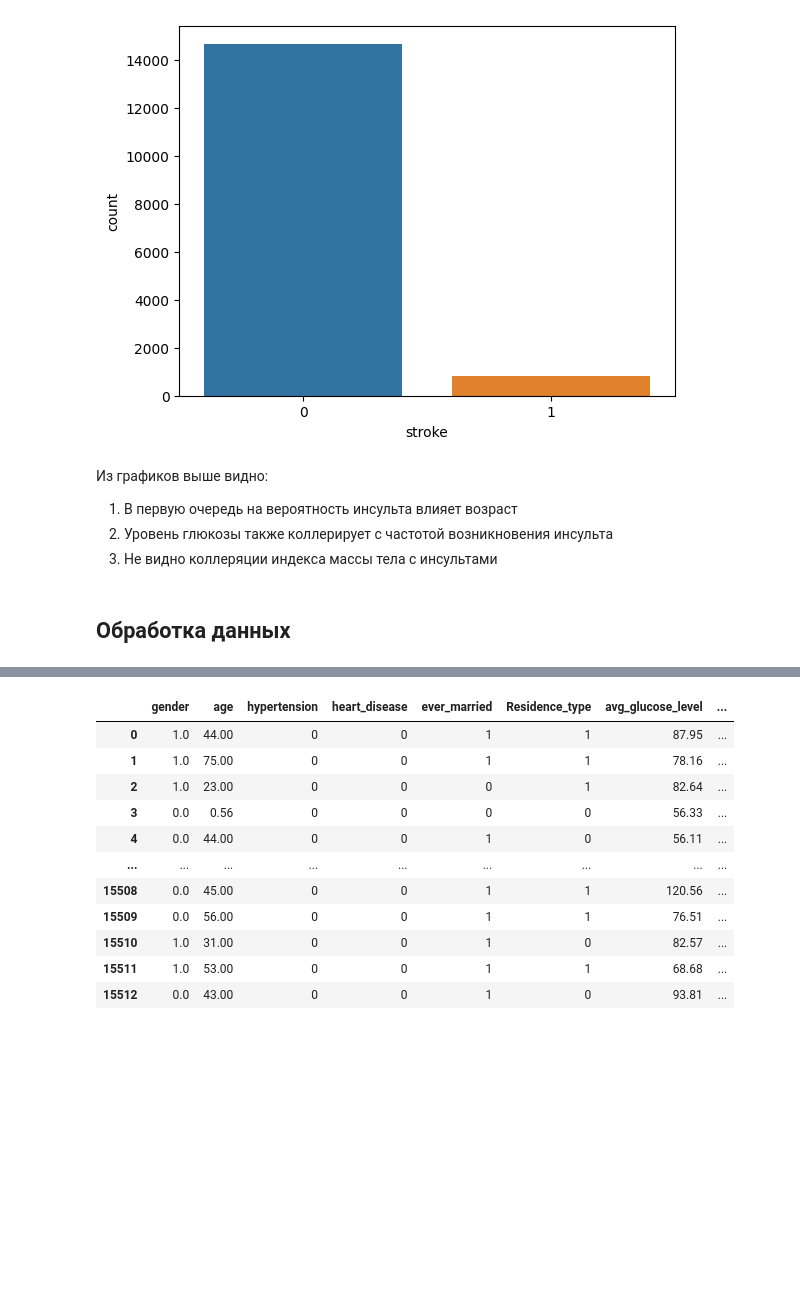
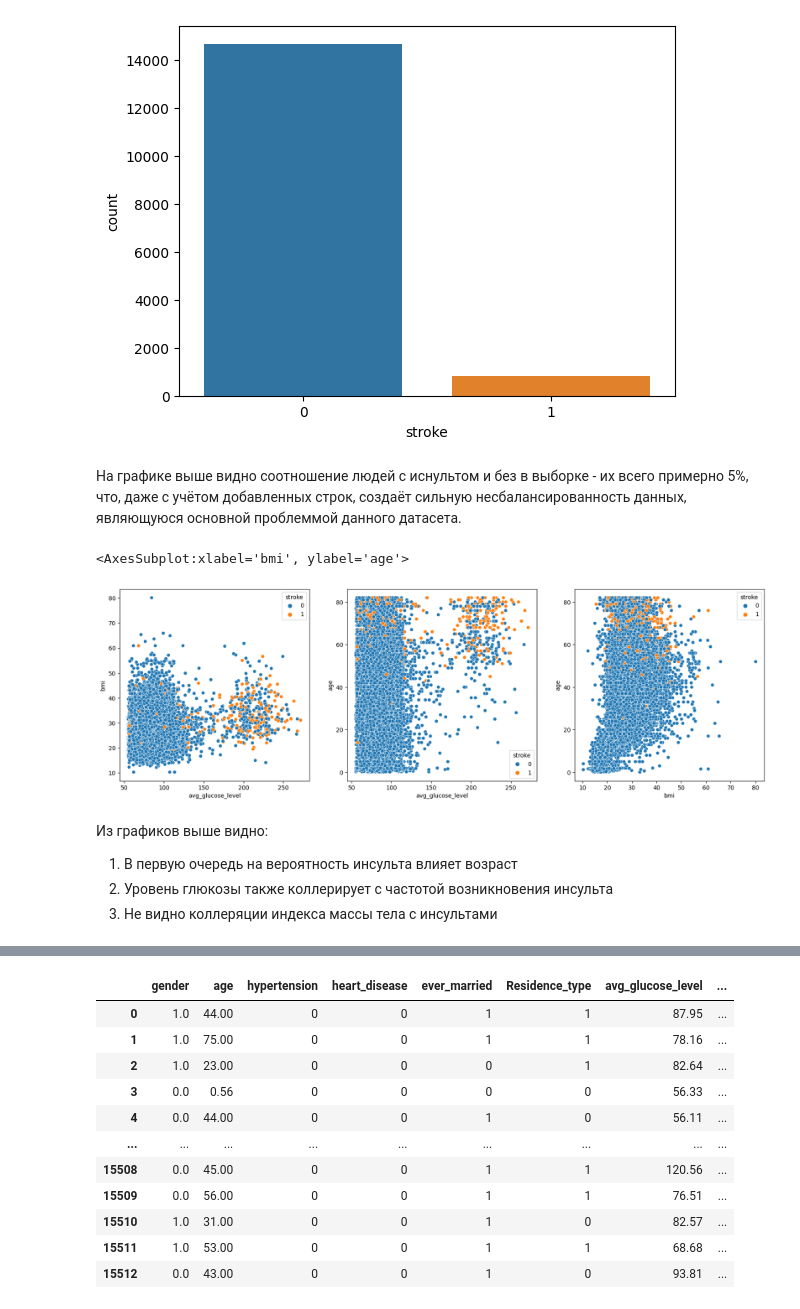
Before and after one commit to IlyaIIS/python-ML-stroke-prediction, a Jupyter notebook: MLProject.ipynb, the cells around one changed output, grey strips where cells are left out. Drawn from its saved outputs; the diff is of its cells as text; code cells hidden in the pictures; blank space fills up the shorter version.

```diff
--- a/MLProject.ipynb
+++ b/MLProject.ipynb
@@ -112,12 +133,17 @@ print("Соотношение: ", len(train_df[train_df.stroke == 1]), "к", len
 # %% [output]
 Соотношение:  841 к 14672
 [figure]
+# %% [markdown]
+На графике выше видно соотношение людей с иснультом и без в выборке - их всего примерно 5%, что, даже с учётом добавленных строк, создаёт сильную несбалансированность данных, являющуюся основной проблеммой данного датасета.
 # %%
-# fig, axes = plt.subplots(1, 3, figsize = (20, 6))
+fig, axes = plt.subplots(1, 3, figsize = (20, 6))
 
-# sns.scatterplot(ax = axes[0], x = 'avg_glucose_level', y = 'bmi', data = train_df, hue='stroke')
-# sns.scatterplot(ax = axes[1], x = 'avg_glucose_level', y = 'age', data = train_df, hue = 'stroke')
-# sns.scatterplot(ax = axes[2], x = 'bmi', y = 'age', data = train_df, hue = 'stroke')
+sns.scatterplot(ax = axes[0], x = 'avg_glucose_level', y = 'bmi', data = train_df, hue='stroke')
+sns.scatterplot(ax = axes[1], x = 'avg_glucose_level', y = 'age', data = train_df, hue = 'stroke')
+sns.scatterplot(ax = axes[2], x = 'bmi', y = 'age', data = train_df, hue = 'stroke')
+# %% [output]
+<AxesSubplot:xlabel='bmi', ylabel='age'>
+[figure, added]
 # %% [markdown]
 Из графиков выше видно:
 1. В первую очередь на вероятность инсульта влияет возраст
@@ -160,2 +151,0 @@ print("Соотношение: ", len(train_df[train_df.stroke == 1]), "к", len
-# %% [markdown]
-## Обработка данных
```
Also changed, not shown: parts of 48 cells of this notebook.
